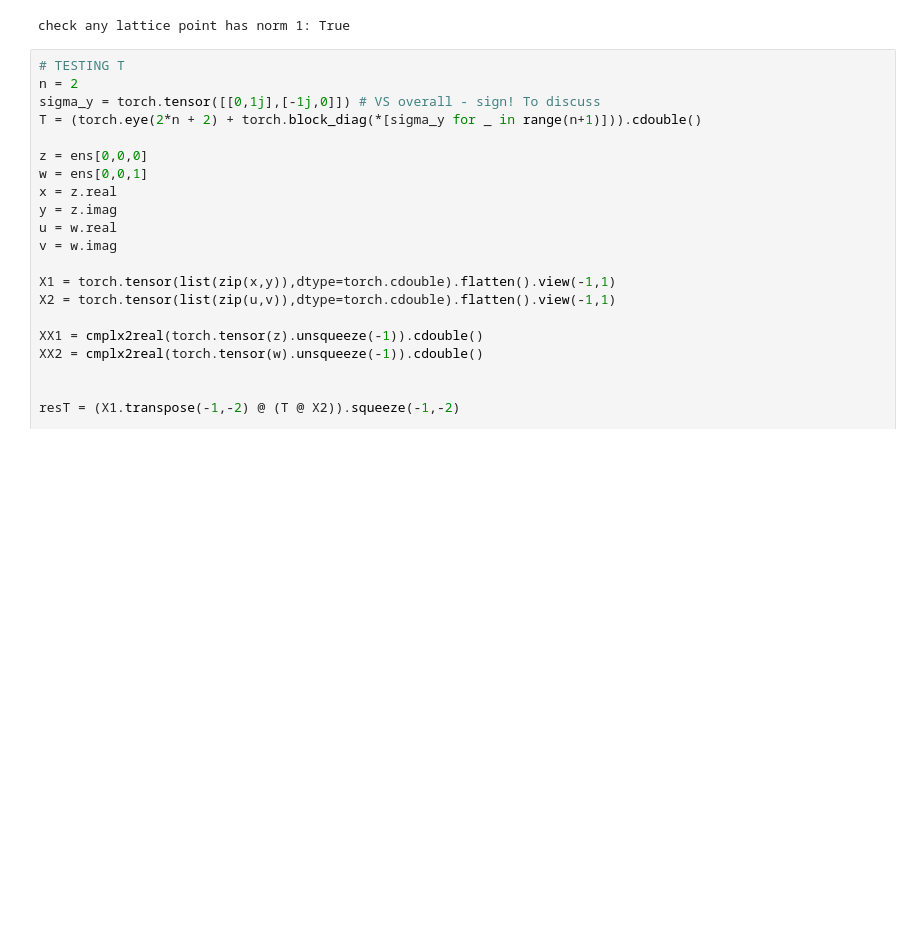
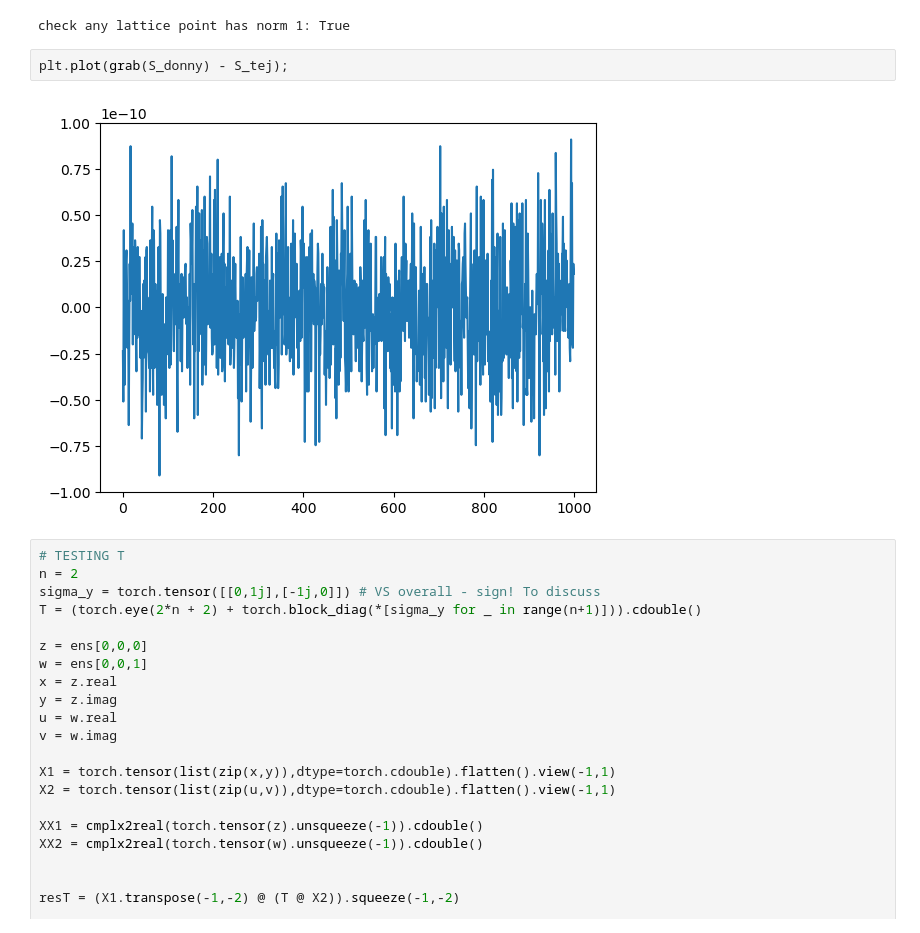
Before and after one commit to dHuberYoumans/CPNStN, a Jupyter notebook: toy_model/scrapbook.ipynb, the cells around one changed output. Drawn from its saved outputs; the diff is of its cells as text; blank space fills up the shorter version.

```diff
--- a/toy_model/scrapbook.ipynb
+++ b/toy_model/scrapbook.ipynb
@@ -1732,6 +1742,10 @@ S_donny = S(phi).real
 u_donny = LatticeActionFunctional(n).u(phi.cdouble()).real
 # %% [output]
 check any lattice point has norm 1: True
+# %%
+plt.plot(grab(S_donny) - S_tej);
+# %% [output]
+[figure, added]
 # %%
 # TESTING T
 n = 2
```
Also changed, not shown: parts of 9 cells of this notebook.
